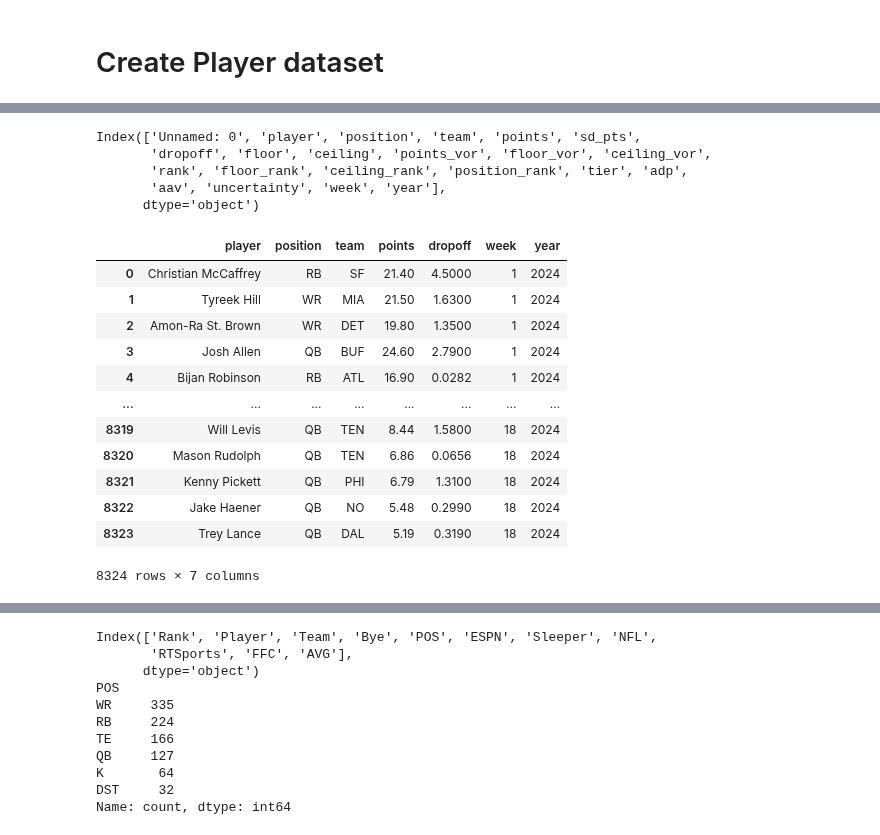
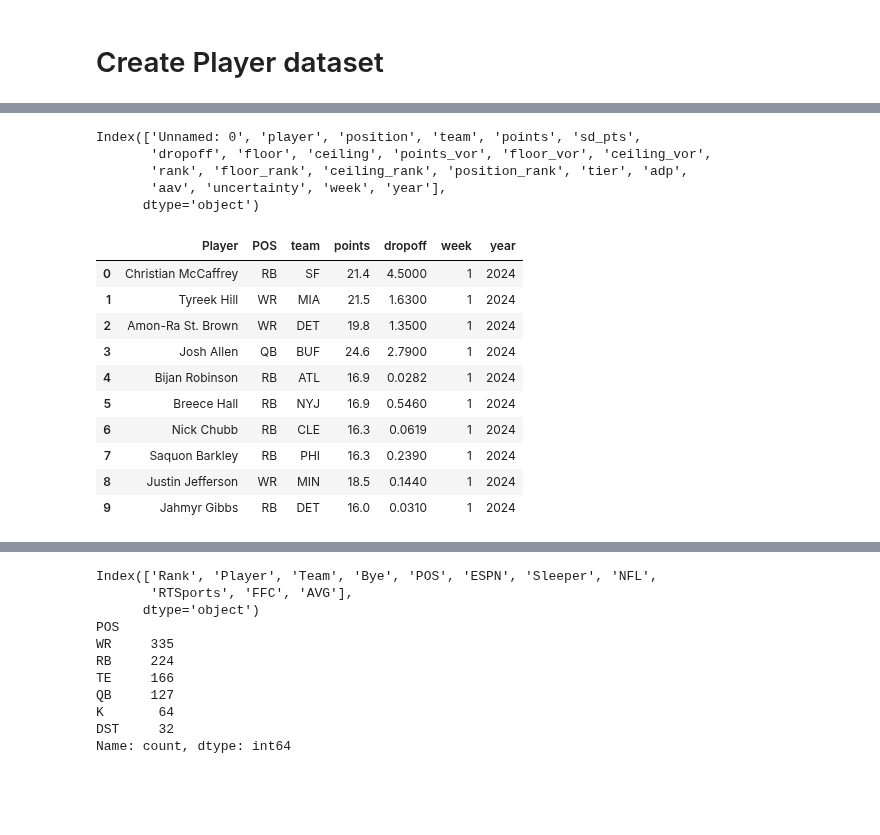
Before and after one commit to alexk2206/Data_Driven_Fantasy_Football, a Jupyter notebook: Enhanced_optimization.ipynb, the cells around one changed output, grey strips where cells are left out. Drawn from its saved outputs; the diff is of its cells as text; code cells hidden in the pictures; blank space fills up the shorter version.

```diff
--- a/Enhanced_optimization.ipynb
+++ b/Enhanced_optimization.ipynb
@@ -72,26 +54,26 @@ POS
 # %%
 weekly_projections_url = 'https://raw.githubusercontent.com/alexk2206/Data_Driven_Fantasy_Football/refs/heads/dev/projection_data/2024/weekly_projections_2024.csv'
-weekly_projections = pd.read_csv(url)
+weekly_projections = pd.read_csv(weekly_projections_url)
 print(weekly_projections.columns)
 weekly_projections_colums = ['player', 'position', 'team', 'points', 'dropoff', 'week', 'year']
 weekly_projections = weekly_projections[weekly_projections_colums].copy()
-weekly_projections
+weekly_projections = weekly_projections.rename(columns={'player': 'Player'})
+weekly_projections = weekly_projections.rename(columns={'position': 'POS'})
+weekly_projections.head(10)
 # %% [output]
 Index(['Unnamed: 0', 'player', 'position', 'team', 'points', 'sd_pts',
        'dropoff', 'floor', 'ceiling', 'points_vor', 'floor_vor', 'ceiling_vor',
        'rank', 'floor_rank', 'ceiling_rank', 'position_rank', 'tier', 'adp',
        'aav', 'uncertainty', 'week', 'year'],
       dtype='object')
-|  | player | position | team | points | dropoff | week | year |
-| 0 | Christian McCaffrey | RB | SF | 21.40 | 4.5000 | 1 | 2024 |
-| 1 | Tyreek Hill | WR | MIA | 21.50 | 1.6300 | 1 | 2024 |
-| 2 | Amon-Ra St. Brown | WR | DET | 19.80 | 1.3500 | 1 | 2024 |
-| 3 | Josh Allen | QB | BUF | 24.60 | 2.7900 | 1 | 2024 |
-| 4 | Bijan Robinson | RB | ATL | 16.90 | 0.0282 | 1 | 2024 |
-| ... | ... | ... | ... | ... | ... | ... | ... |
-| 8319 | Will Levis | QB | TEN | 8.44 | 1.5800 | 18 | 2024 |
-| 8320 | Mason Rudolph | QB | TEN | 6.86 | 0.0656 | 18 | 2024 |
-| 8321 | Kenny Pickett | QB | PHI | 6.79 | 1.3100 | 18 | 2024 |
-| 8322 | Jake Haener | QB | NO | 5.48 | 0.2990 | 18 | 2024 |
-| 8323 | Trey Lance | QB | DAL | 5.19 | 0.3190 | 18 | 2024 |
+|  | Player | POS | team | points | dropoff | week | year |
+| 0 | Christian McCaffrey | RB | SF | 21.4 | 4.5000 | 1 | 2024 |
+| 1 | Tyreek Hill | WR | MIA | 21.5 | 1.6300 | 1 | 2024 |
+| 2 | Amon-Ra St. Brown | WR | DET | 19.8 | 1.3500 | 1 | 2024 |
+| 3 | Josh Allen | QB | BUF | 24.6 | 2.7900 | 1 | 2024 |
+| 4 | Bijan Robinson | RB | ATL | 16.9 | 0.0282 | 1 | 2024 |
+| 5 | Breece Hall | RB | NYJ | 16.9 | 0.5460 | 1 | 2024 |
+| 6 | Nick Chubb | RB | CLE | 16.3 | 0.0619 | 1 | 2024 |
+| 7 | Saquon Barkley | RB | PHI | 16.3 | 0.2390 | 1 | 2024 |
+| 8 | Justin Jefferson | WR | MIN | 18.5 | 0.1440 | 1 | 2024 |
+| 9 | Jahmyr Gibbs | RB | DET | 16.0 | 0.0310 | 1 | 2024 |
-8324 rows × 7 columns
```
Also changed, not shown: parts of 7 cells of this notebook.
